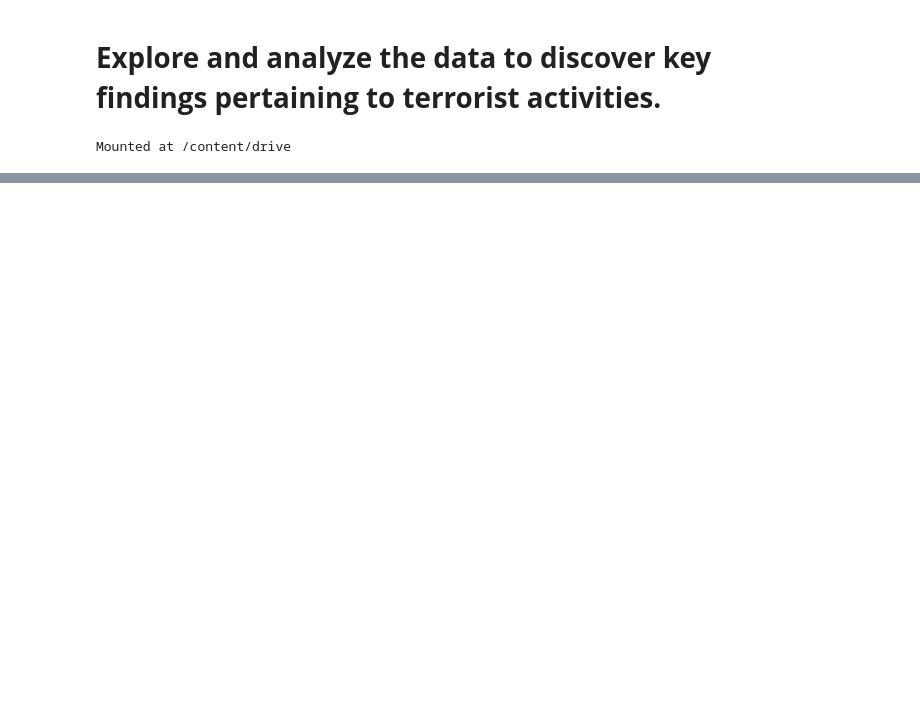
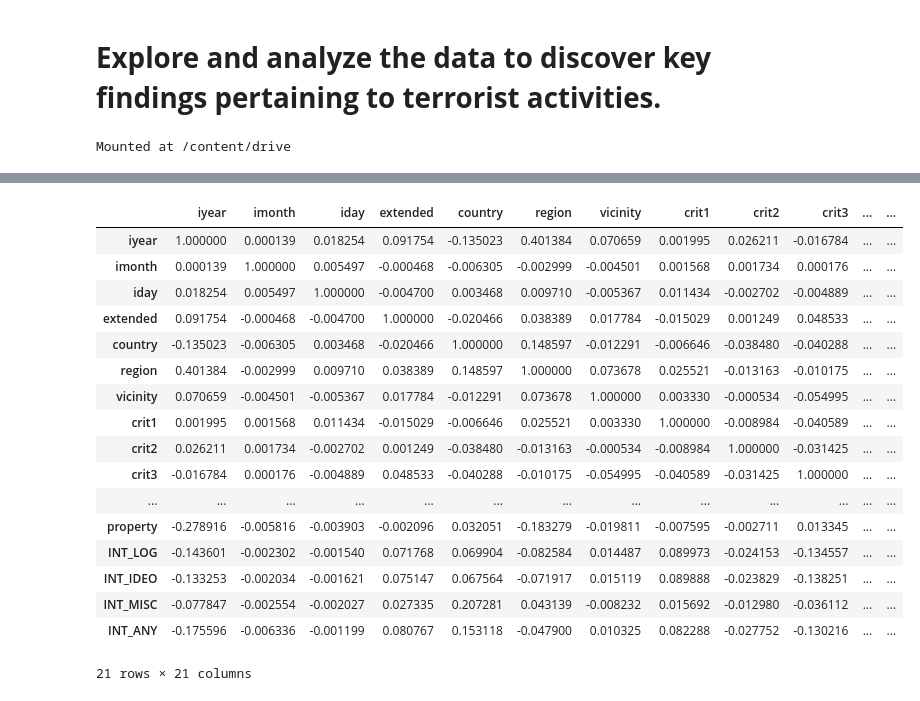
Before and after one commit to ChetanJadhav2341/Global-Terrorism-Analysis, a Jupyter notebook: Copy_of_Global_Terrorism_Analysis_Capstone_Project.ipynb, the cells around one changed output, grey strips where cells are left out. Cells and saved outputs as stored; diff of their text form; code cells hidden in the pictures; blank space fills up the shorter version.

```diff
--- a/Copy_of_Global_Terrorism_Analysis_Capstone_Project.ipynb
+++ b/Copy_of_Global_Terrorism_Analysis_Capstone_Project.ipynb
@@ -25,0 +78,2 @@ df.head()
+# %%
+df1=(df.dropna(axis=1))
@@ -25,0 +128,2 @@ df.head()
+# %%
+df1.drop("eventid", axis=1, inplace=True)
@@ -25,0 +151,21 @@ df.head()
+# %%
+df1.corr()
+# %% [output]
+|  | iyear | imonth | iday | extended | country | region | vicinity | crit1 | crit2 | crit3 | ... | ... |
+| iyear | 1.000000 | 0.000139 | 0.018254 | 0.091754 | -0.135023 | 0.401384 | 0.070659 | 0.001995 | 0.026211 | -0.016784 | ... | ... |
+| imonth | 0.000139 | 1.000000 | 0.005497 | -0.000468 | -0.006305 | -0.002999 | -0.004501 | 0.001568 | 0.001734 | 0.000176 | ... | ... |
+| iday | 0.018254 | 0.005497 | 1.000000 | -0.004700 | 0.003468 | 0.009710 | -0.005367 | 0.011434 | -0.002702 | -0.004889 | ... | ... |
+| extended | 0.091754 | -0.000468 | -0.004700 | 1.000000 | -0.020466 | 0.038389 | 0.017784 | -0.015029 | 0.001249 | 0.048533 | ... | ... |
+| country | -0.135023 | -0.006305 | 0.003468 | -0.020466 | 1.000000 | 0.148597 | -0.012291 | -0.006646 | -0.038480 | -0.040288 | ... | ... |
+| region | 0.401384 | -0.002999 | 0.009710 | 0.038389 | 0.148597 | 1.000000 | 0.073678 | 0.025521 | -0.013163 | -0.010175 | ... | ... |
+| vicinity | 0.070659 | -0.004501 | -0.005367 | 0.017784 | -0.012291 | 0.073678 | 1.000000 | 0.003330 | -0.000534 | -0.054995 | ... | ... |
+| crit1 | 0.001995 | 0.001568 | 0.011434 | -0.015029 | -0.006646 | 0.025521 | 0.003330 | 1.000000 | -0.008984 | -0.040589 | ... | ... |
+| crit2 | 0.026211 | 0.001734 | -0.002702 | 0.001249 | -0.038480 | -0.013163 | -0.000534 | -0.008984 | 1.000000 | -0.031425 | ... | ... |
+| crit3 | -0.016784 | 0.000176 | -0.004889 | 0.048533 | -0.040288 | -0.010175 | -0.054995 | -0.040589 | -0.031425 | 1.000000 | ... | ... |
+| ... | ... | ... | ... | ... | ... | ... | ... | ... | ... | ... | ... | ... |
+| property | -0.278916 | -0.005816 | -0.003903 | -0.002096 | 0.032051 | -0.183279 | -0.019811 | -0.007595 | -0.002711 | 0.013345 | ... | ... |
+| INT_LOG | -0.143601 | -0.002302 | -0.001540 | 0.071768 | 0.069904 | -0.082584 | 0.014487 | 0.089973 | -0.024153 | -0.134557 | ... | ... |
+| INT_IDEO | -0.133253 | -0.002034 | -0.001621 | 0.075147 | 0.067564 | -0.071917 | 0.015119 | 0.089888 | -0.023829 | -0.138251 | ... | ... |
+| INT_MISC | -0.077847 | -0.002554 | -0.002027 | 0.027335 | 0.207281 | 0.043139 | -0.008232 | 0.015692 | -0.012980 | -0.036112 | ... | ... |
+| INT_ANY | -0.175596 | -0.006336 | -0.001199 | 0.080767 | 0.153118 | -0.047900 | 0.010325 | 0.082288 | -0.027752 | -0.130216 | ... | ... |
+21 rows × 21 columns
```
Also changed, not shown: parts of 13 cells of this notebook.
